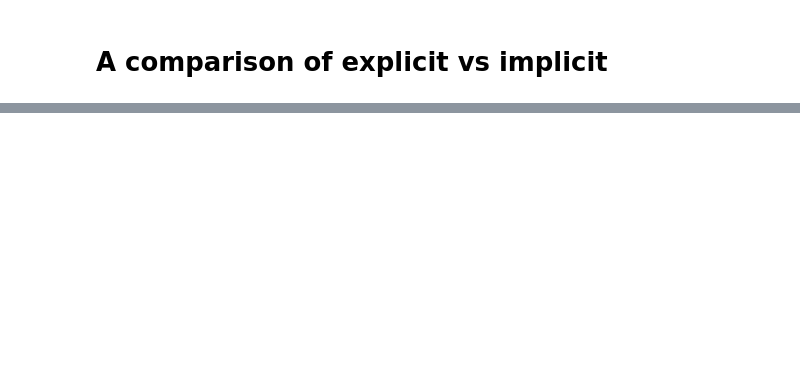
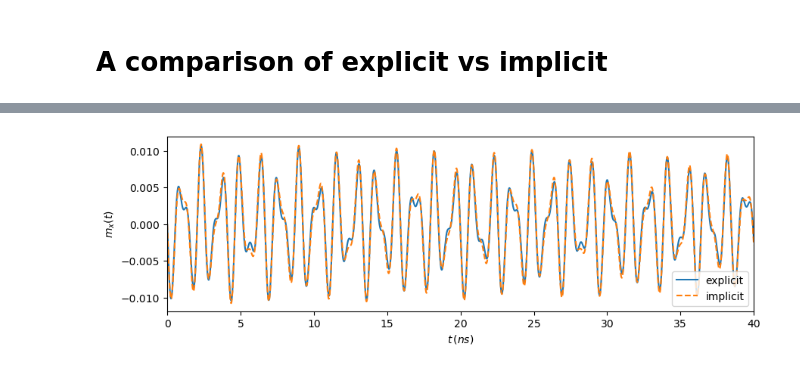
Before and after one commit to chuan97/magnetic-qed, a Jupyter notebook: minimaltest.ipynb, the cells around one changed output, grey strips where cells are left out. Cells and saved outputs as stored; diff of their text form; code cells hidden in the pictures; blank space fills up the shorter version.

```diff
--- a/minimaltest.ipynb
+++ b/minimaltest.ipynb
@@ -118,0 +120,99 @@ plt.show()
+# %%
+plt.rcParams['figure.figsize'] = (10, 3)
+
+N = 100
+tmax = 1000 #1000
+alpha = 1e-3
+my0 = 0.01
+m0 = np.array([0, my0, np.sqrt(1 - my0**2), 0, 0])
+alpha0 = 0.5*(m0[3] - 1j*m0[4]) # fijo alpha0 a partir de x0 y p0
+gammaLL = 1
+wc = 1
+wz = 1 * wc
+kappa = 1e-4 * wc
+Bext = np.array([0, 0, 2*np.pi*wz/gammaLL])
+nu = 0.25
+c = 5.124350564859e-19
+rho = 5.1e26 # densidad espines FIJA
+lam = 0.216
+Brms = 4 * np.pi * lam / (np.sqrt(N) * gammaLL)
+Brms = np.array([Brms, 0, 0])
+wzc = 4 * lam ** 2 / wc # freq espines critica, calculo indicativo
+
+dt = 0.01
+t_eval = np.linspace(0, tmax, int(tmax//dt)) #100000
+#dt = 0.01e-9
+#dt = 0.01e-9
+sol_exp = solve_ivp(eom.LLG_explicit, (0, tmax), m0, args=(Bext, Brms, 2*np.pi*wc, 2*np.pi*kappa, N, gammaLL, alpha), t_eval=t_eval, max_step=dt)#, atol = 1, rtol = 1
+
+# dt = 0.01
+print(tmax//dt)
+eom.LLG_memory.S = 0
+eom.LLG_memory.C = 0
+eom.LLG_memory.last_t = 0.0
+sol_imp = solve_ivp(eom.LLG_memory, (0, tmax), m0[:-2], args=(Bext, Brms, 2*np.pi*wc, 2*np.pi*kappa, N, gammaLL, alpha, m0[-2:]), t_eval=t_eval, max_step=dt, atol = 1, rtol = 1)
+
+
+plt.plot(sol_exp.t, sol_exp.y[0], label='explicit')
+plt.plot(sol_imp.t, sol_imp.y[0], ls='dashed', label='implicit')
+if wz/wzc < 1:
+    plt.axhline(np.sqrt(1 - (wz/wzc)**2), c='k', lw=0.5) # stationary mx
+    plt.axhline(-np.sqrt(1 - (wz/wzc)**2), c='k', lw=0.5) # stationary mx
+
+plt.xlim(0, 40)
+plt.ylabel(r'$m_x(t)$')
+plt.xlabel(r'$t \, (ns)$')
+plt.legend()
+plt.show()
+
+
+ms_imp = np.array([sol_imp.y[:3, i] for i in range(len(sol_imp.y[0]))]) # ajusto el formato del vector de magnetizaciones
+alphas_imp = eom.f_alpha(ms_imp, sol_imp.t, Brms, 2*np.pi*wc, 2*np.pi*kappa, N, gammaLL, alpha0) # genero el vector de alphas
+alphas_exp = 0.5*(sol_exp.y[3] - 1j*sol_exp.y[4])
+
+plt.plot(sol_exp.t, np.real(alphas_exp), label='explicit')
+plt.plot(sol_imp.t, np.real(alphas_imp), ls='dashed', label='implicit')
+if wz/wzc < 1:
+    plt.axhline(np.sqrt(N)*lam/wc * np.sqrt(1 - (wz/wzc)**2), c='k', lw=0.5) # stationary alpha
+
+plt.xlim(0, 40)
+plt.ylabel(r'$|\alpha(t)|$')
+plt.xlabel(r'$t \, (ns)$')
+plt.legend()
+plt.show()
+
+w = blackman(len(sol_exp.t))
+ws_exp, amps_exp = fft.fft_wrapper(sol_exp.t, sol_exp.y[0]*w)
+ws_imp, amps_imp = fft.fft_wrapper(sol_imp.t, sol_imp.y[0]*w)
+pm, pp = polaritons.global_(wz, wc, lam)
+
+amps_exp = 2 * amps_exp / len(sol_exp.t)
+amps_imp = 2 * amps_imp / len(sol_imp.t)
+
+plt.plot(ws_exp, np.abs(amps_exp), label = 'explicit')
+plt.plot(ws_imp, np.abs(amps_imp), label = 'implicit', ls='dashed')
+plt.axvline(pm, c='g', lw=0.5)
+plt.axvline(pp, c='g', lw=0.5)
+plt.axvline(wc, c='k', lw=0.5)
+
+plt.xlim(0.0, 2)
+plt.ylabel('$|m_x(\omega)|$')
+plt.xlabel(r'$\omega \, ({\rm Hz})$')
+plt.yscale('log')
+plt.show()
+
+ws_exp, amps_exp = fft.fft_wrapper(sol_exp.t, alphas_exp*w)
+ws_imp, amps_imp = fft.fft_wrapper(sol_imp.t, alphas_imp*w) # calculo transformada fourier alphas
+
+plt.plot(ws_exp, np.abs(amps_exp), label = 'explicit')
+plt.plot(ws_imp, np.abs(amps_imp), label = 'implicit', ls='dashed')
+plt.axvline(pm, c='g', lw=0.5)
+plt.axvline(pp, c='g', lw=0.5)
+plt.axvline(wc, c='k', lw=0.5)
+
+plt.xlim(0.0, 2)
+plt.ylabel(r'$|\alpha(\omega)|$')
+plt.xlabel(r'$\omega \, ({\rm Hz})$')
+plt.yscale('log')
+plt.show()
+# %% [output]
@@ -118,0 +220 @@ plt.show()
+[figure, added]
```
Also changed, not shown: parts of 5 cells of this notebook, 2 other files.
